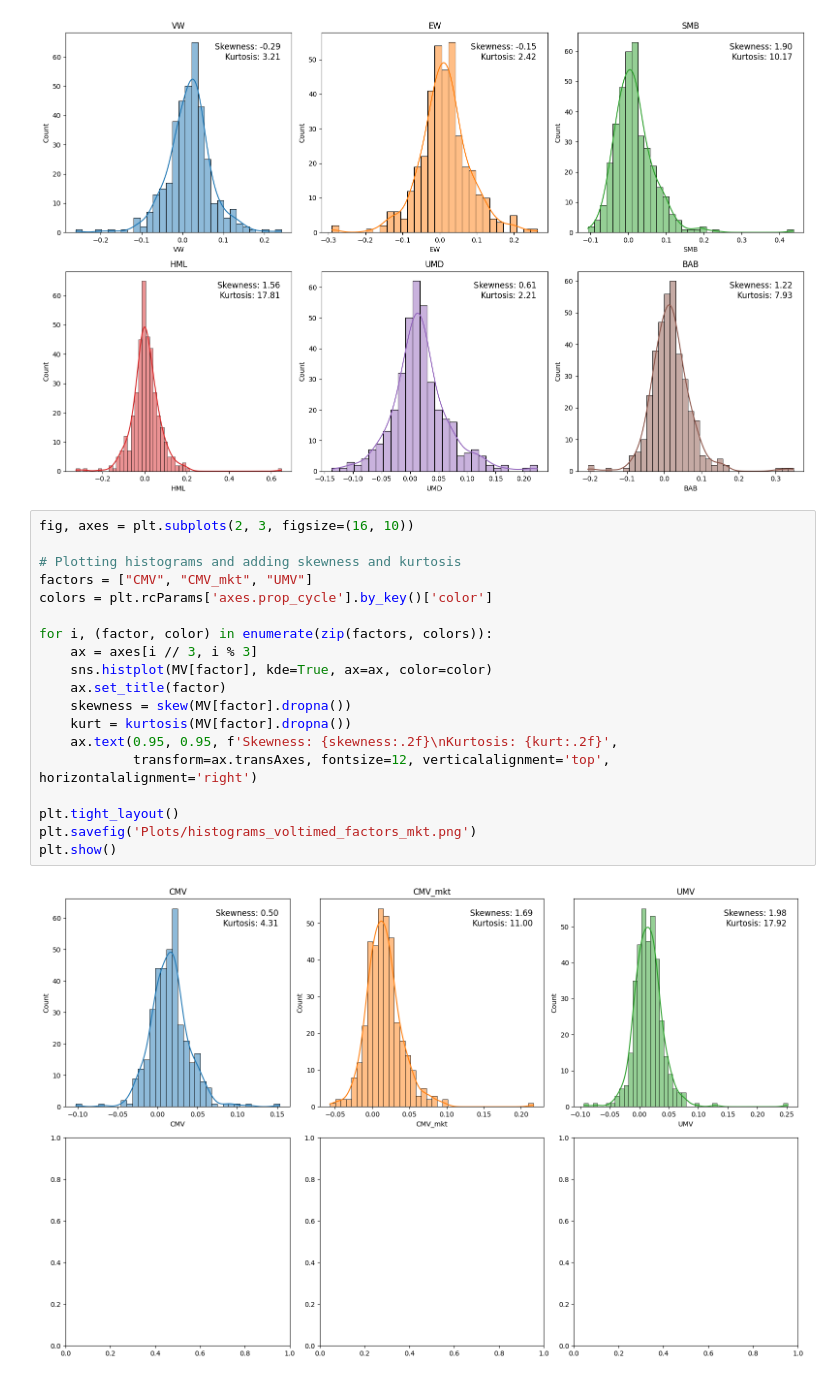
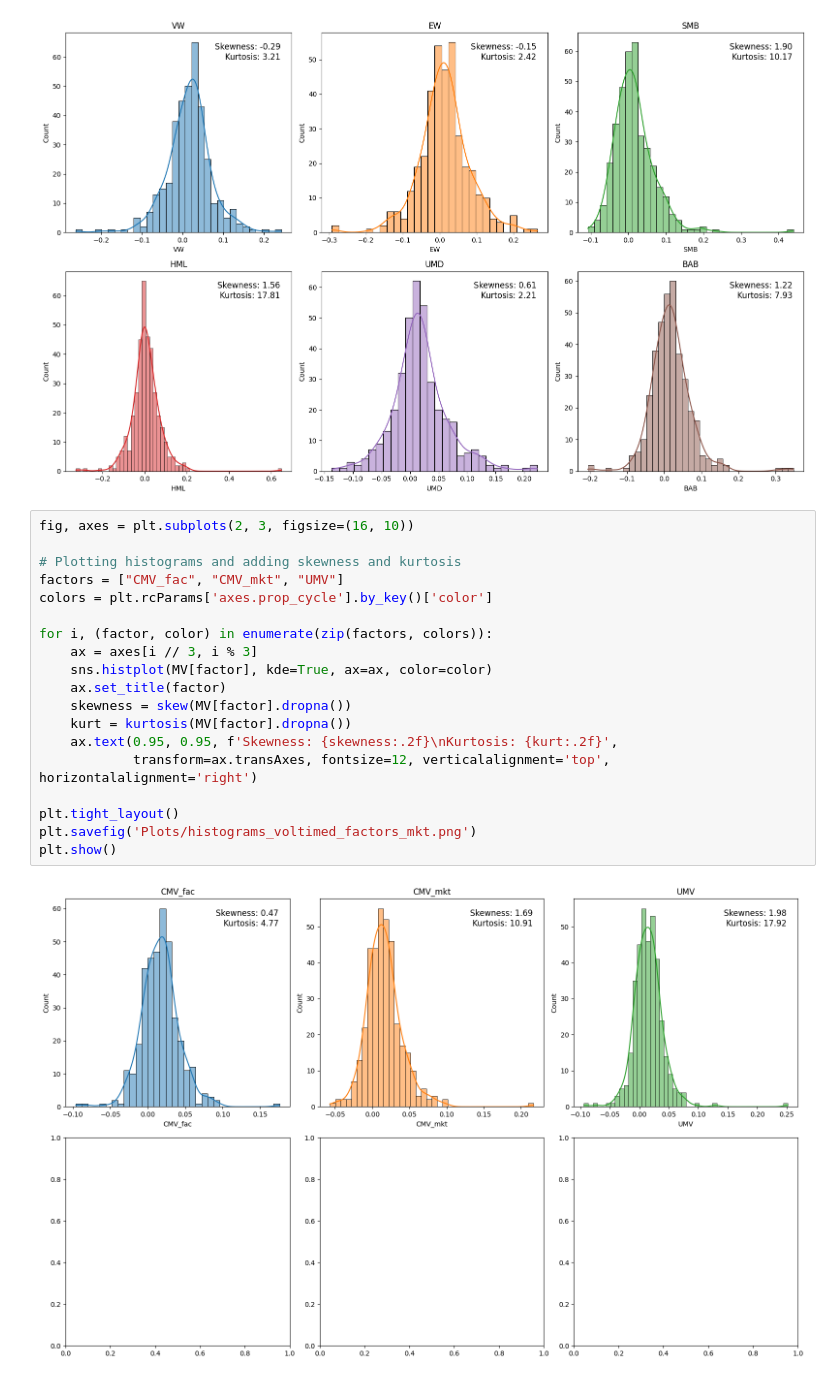
Before and after one commit to emilwilliam/Master-Thesis, a Jupyter notebook: Code/30_data_statistics.ipynb, the cells around one changed output. Saved outputs shown, nothing was run; the diff lists cells and outputs as text.

```diff
--- a/Code/30_data_statistics.ipynb
+++ b/Code/30_data_statistics.ipynb
@@ -126,21 +130,21 @@ plt.show()
 # %%
 fig, axes = plt.subplots(2, 3, figsize=(16, 10))
 
 # Plotting histograms and adding skewness and kurtosis
-factors = ["CMV", "CMV_mkt", "UMV"]
+factors = ["CMV_fac", "CMV_mkt", "UMV"]
 colors = plt.rcParams['axes.prop_cycle'].by_key()['color']
 
 for i, (factor, color) in enumerate(zip(factors, colors)):
     ax = axes[i // 3, i % 3]
     sns.histplot(MV[factor], kde=True, ax=ax, color=color)
     ax.set_title(factor)
     skewness = skew(MV[factor].dropna())
     kurt = kurtosis(MV[factor].dropna())
     ax.text(0.95, 0.95, f'Skewness: {skewness:.2f}\nKurtosis: {kurt:.2f}',
             transform=ax.transAxes, fontsize=12, verticalalignment='top', horizontalalignment='right')
 
 plt.tight_layout()
 plt.savefig('Plots/histograms_voltimed_factors_mkt.png')
 plt.show()
 # %% [output]
-[figure, old version]
+[figure, new version]
```
Also changed, not shown: parts of 6 cells of this notebook, 25 other files.
